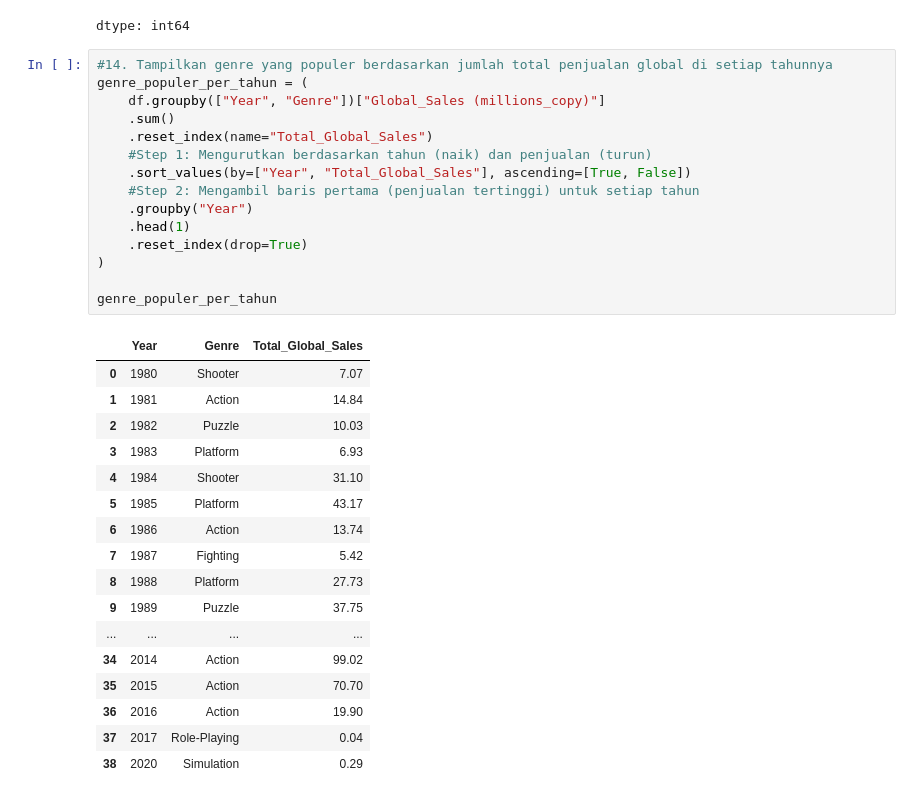
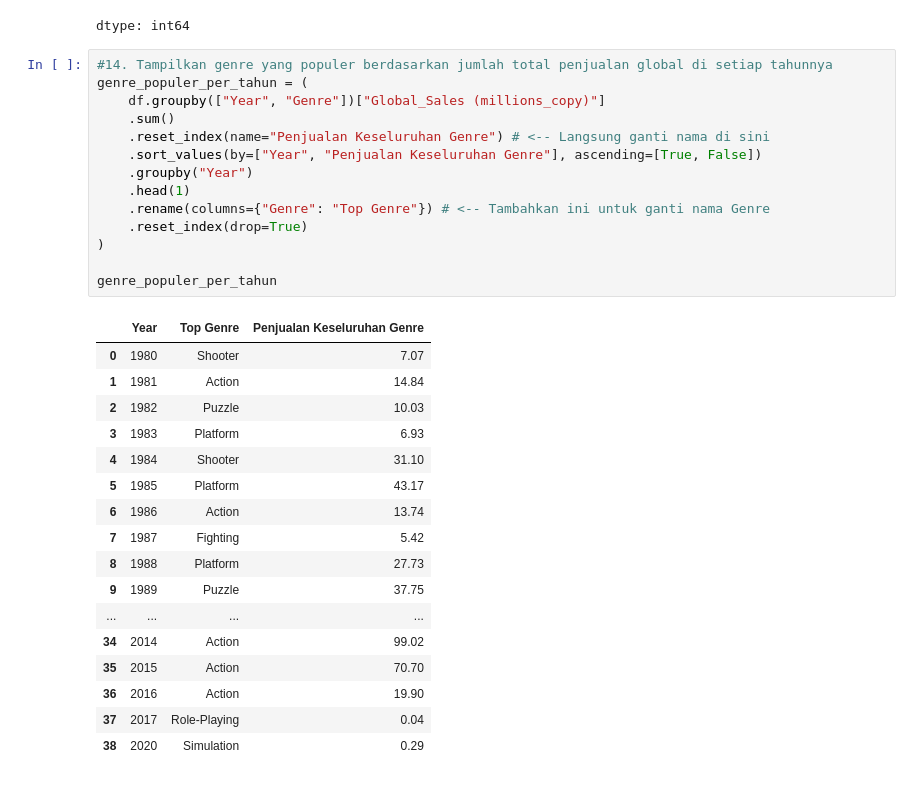
Before and after one commit to dewitrilestari/BLKPP-DIY-VS-CODE, a Jupyter notebook: Mini_Project_Kelompok_2.ipynb, the cells around one changed output. Drawn from its saved outputs; the diff is of its cells as text.

```diff
--- a/Mini_Project_Kelompok_2.ipynb
+++ b/Mini_Project_Kelompok_2.ipynb
@@ -598,20 +594,19 @@ dtype: int64
 # %%
 #14. Tampilkan genre yang populer berdasarkan jumlah total penjualan global di setiap tahunnya
 genre_populer_per_tahun = (
     df.groupby(["Year", "Genre"])["Global_Sales (millions_copy)"]
     .sum()
-    .reset_index(name="Total_Global_Sales")
-    #Step 1: Mengurutkan berdasarkan tahun (naik) dan penjualan (turun)
-    .sort_values(by=["Year", "Total_Global_Sales"], ascending=[True, False])
-    #Step 2: Mengambil baris pertama (penjualan tertinggi) untuk setiap tahun
+    .reset_index(name="Penjualan Keseluruhan Genre") # <-- Langsung ganti nama di sini
+    .sort_values(by=["Year", "Penjualan Keseluruhan Genre"], ascending=[True, False])
     .groupby("Year")
     .head(1)
+    .rename(columns={"Genre": "Top Genre"}) # <-- Tambahkan ini untuk ganti nama Genre
     .reset_index(drop=True)
 )
 
 genre_populer_per_tahun
 # %% [output]
-|  | Year | Genre | Total_Global_Sales |
+|  | Year | Top Genre | Penjualan Keseluruhan Genre |
 | 0 | 1980 | Shooter | 7.07 |
 | 1 | 1981 | Action | 14.84 |
 | 2 | 1982 | Puzzle | 10.03 |
```
Also changed, not shown: parts of 5 cells of this notebook.
